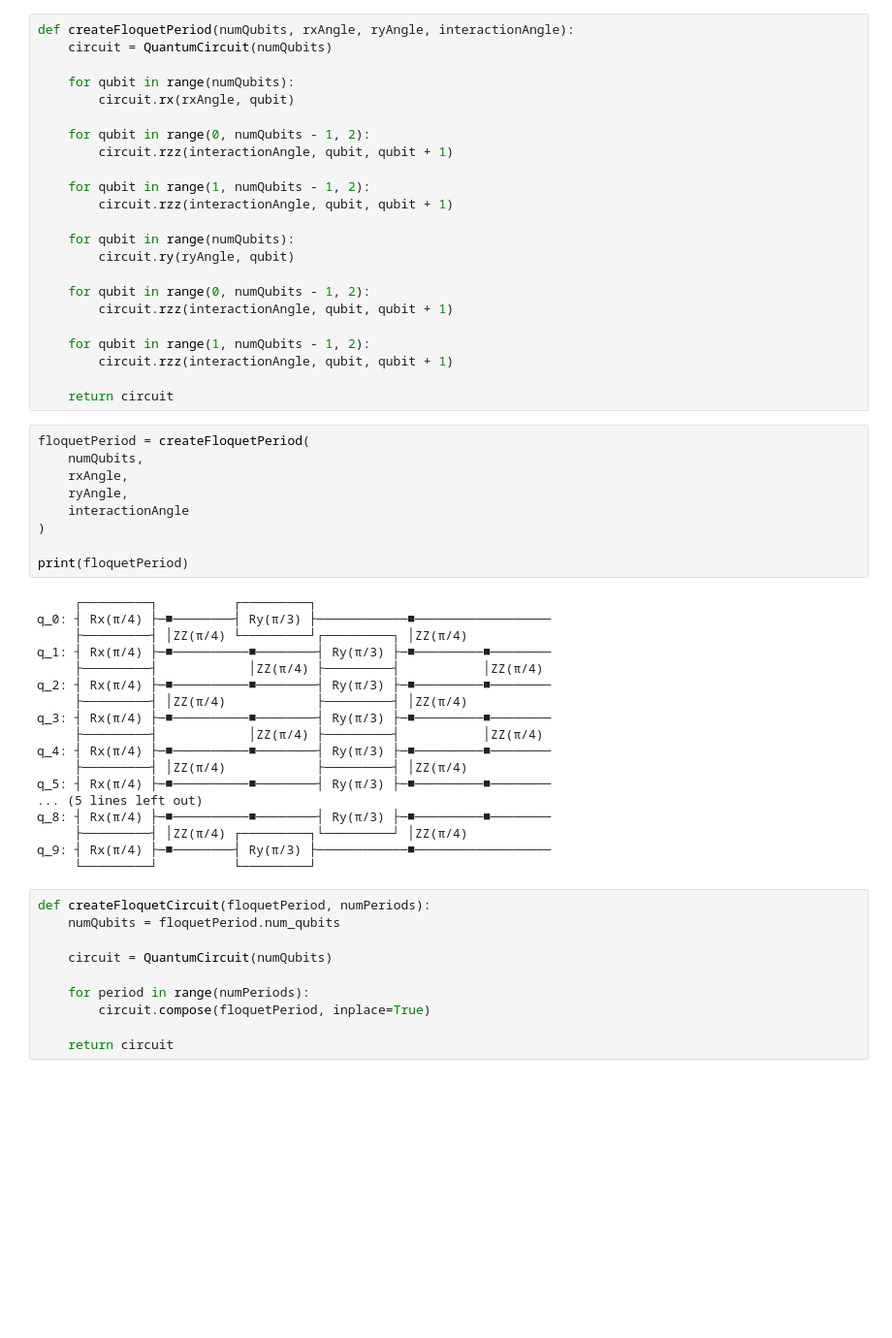
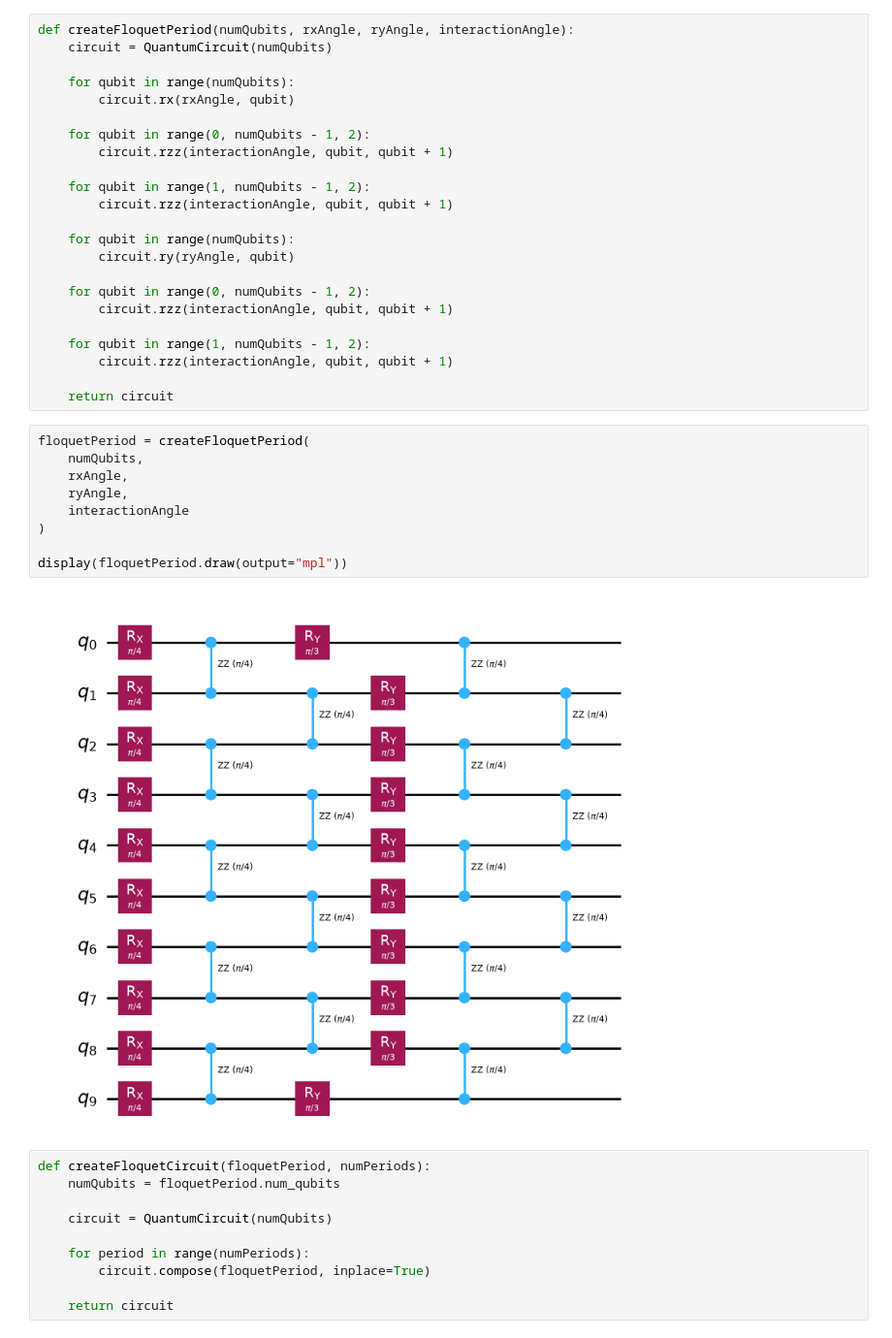
Before and after one commit to adhyanthac/disorder-free-localization, a Jupyter notebook: clean_floquet.ipynb, the cells around one changed output. Shown at 97% size. Saved outputs shown, nothing was run; the diff lists cells and outputs as text; blank space fills up the shorter version.

Commit message:
Use Qiskit for circuit visual

```diff
--- a/clean_floquet.ipynb
+++ b/clean_floquet.ipynb
@@ -37,30 +37,14 @@ def createFloquetPeriod(numQubits, rxAngle, ryAngle, interactionAngle):
 # %%
 floquetPeriod = createFloquetPeriod(
     numQubits,
     rxAngle,
     ryAngle,
     interactionAngle
 )
 
-print(floquetPeriod)
+display(floquetPeriod.draw(output="mpl"))
 # %% [output]
-     ┌─────────┐          ┌─────────┐
-q_0: ┤ Rx(π/4) ├─■────────┤ Ry(π/3) ├────────────■──────────────────
-     ├─────────┤ │ZZ(π/4) └─────────┘┌─────────┐ │ZZ(π/4)
-q_1: ┤ Rx(π/4) ├─■──────────■────────┤ Ry(π/3) ├─■─────────■────────
-     ├─────────┤            │ZZ(π/4) ├─────────┤           │ZZ(π/4)
-q_2: ┤ Rx(π/4) ├─■──────────■────────┤ Ry(π/3) ├─■─────────■────────
-     ├─────────┤ │ZZ(π/4)            ├─────────┤ │ZZ(π/4)
-q_3: ┤ Rx(π/4) ├─■──────────■────────┤ Ry(π/3) ├─■─────────■────────
-     ├─────────┤            │ZZ(π/4) ├─────────┤           │ZZ(π/4)
-q_4: ┤ Rx(π/4) ├─■──────────■────────┤ Ry(π/3) ├─■─────────■────────
-     ├─────────┤ │ZZ(π/4)            ├─────────┤ │ZZ(π/4)
-q_5: ┤ Rx(π/4) ├─■──────────■────────┤ Ry(π/3) ├─■─────────■────────
-... (5 lines left out)
-q_8: ┤ Rx(π/4) ├─■──────────■────────┤ Ry(π/3) ├─■─────────■────────
-     ├─────────┤ │ZZ(π/4) ┌─────────┐└─────────┘ │ZZ(π/4)
-q_9: ┤ Rx(π/4) ├─■────────┤ Ry(π/3) ├────────────■──────────────────
-     └─────────┘          └─────────┘
+[figure, added]
 # %%
 def createFloquetCircuit(floquetPeriod, numPeriods):
     numQubits = floquetPeriod.num_qubits
```
